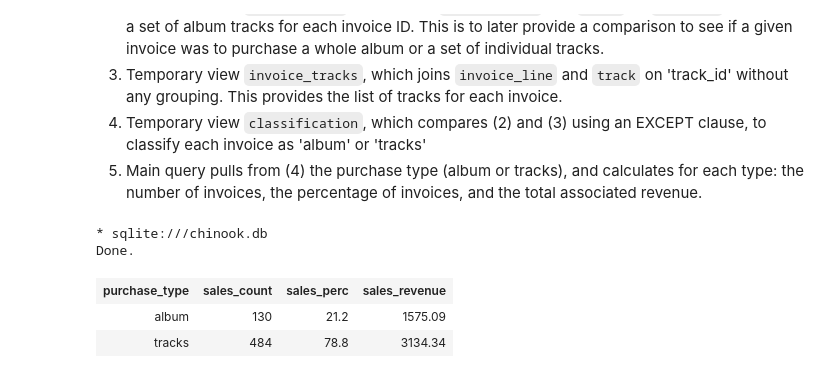
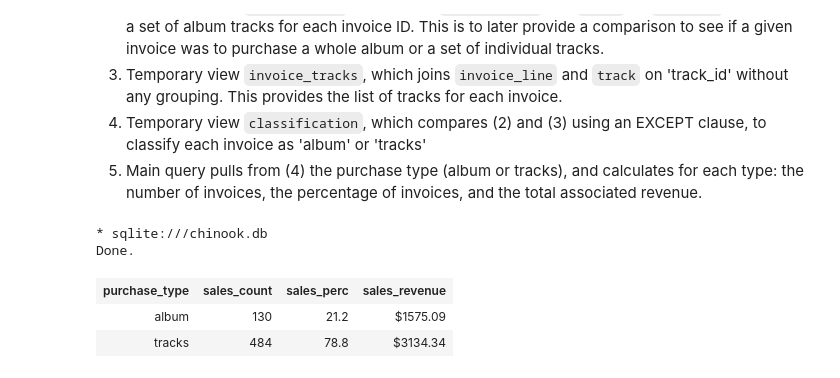
Before and after one commit to ajlaan-bridle/dataquest-projects, a Jupyter notebook: 10-chinook-sql/chinook.ipynb, the cells around one changed output. Cells and saved outputs as stored; diff of their text form; code cells hidden in the pictures.

```diff
--- a/10-chinook-sql/chinook.ipynb
+++ b/10-chinook-sql/chinook.ipynb
@@ -392,35 +392,35 @@ To build this query, the following steps are taken:
               LEFT JOIN track AS t
               ON il.track_id = t.track_id
        ),
 
        classification AS
        (
        SELECT invoice_id,
               CASE
                   WHEN (
                   SELECT track_id FROM album_tracks WHERE invoice_id = il.invoice_id
                   EXCEPT
                   SELECT track_id FROM invoice_tracks WHERE invoice_id = il.invoice_id
                   ) IS NULL THEN 'album'
                   ELSE 'tracks'
               END AS purchase_type
          FROM invoice_line AS il
         GROUP BY il.invoice_id
        )
 
 SELECT c.purchase_type,
        COUNT(c.purchase_type) AS sales_count,
        ROUND(CAST(COUNT(c.purchase_type) AS FLOAT) / (SELECT COUNT(*) FROM invoice) * 100, 1) AS sales_perc,
-       ROUND(TOTAL(i.total), 2) AS sales_revenue
+       '$' || ROUND(TOTAL(i.total), 2) AS sales_revenue
   FROM classification AS c
        LEFT JOIN invoice AS i
        ON c.invoice_id = i.invoice_id
  GROUP BY purchase_type;
 # %% [output]
 * sqlite:///chinook.db
 Done.
 | purchase_type | sales_count | sales_perc | sales_revenue |
-| album | 130 | 21.2 | 1575.09 |
-| tracks | 484 | 78.8 | 3134.34 |
+| album | 130 | 21.2 | $1575.09 |
+| tracks | 484 | 78.8 | $3134.34 |
 # %% [markdown]
 Just over 20% of orders (invoices) are for albums, but these account for around a third of store revenue. One crucial dimension that has not been assessed (because the data is not in the database) is the cost to Chinook for purchasing tracks/albums from labels for onward retail. If the store decides to only purchase a couple of popular tracks from albums instead of the full albums, then the cost of buying from labels reduces. However, the potential revenue from full album sales also reduces, because the margins from the less popular tracks are no longer available (assuming all tracks have a positive margin associated with them). Without assessing how this could balance out, it is difficult to make a recommendation. There is also a risk that some 'album' sales may not convert to 'tracks' sales for customers who prefer to purchase full albums; without stocking full albums these customers may be lost as a result of the proposed purchasing strategy.
```
Also changed, not shown: parts of 4 cells of this notebook, 1 other file.
